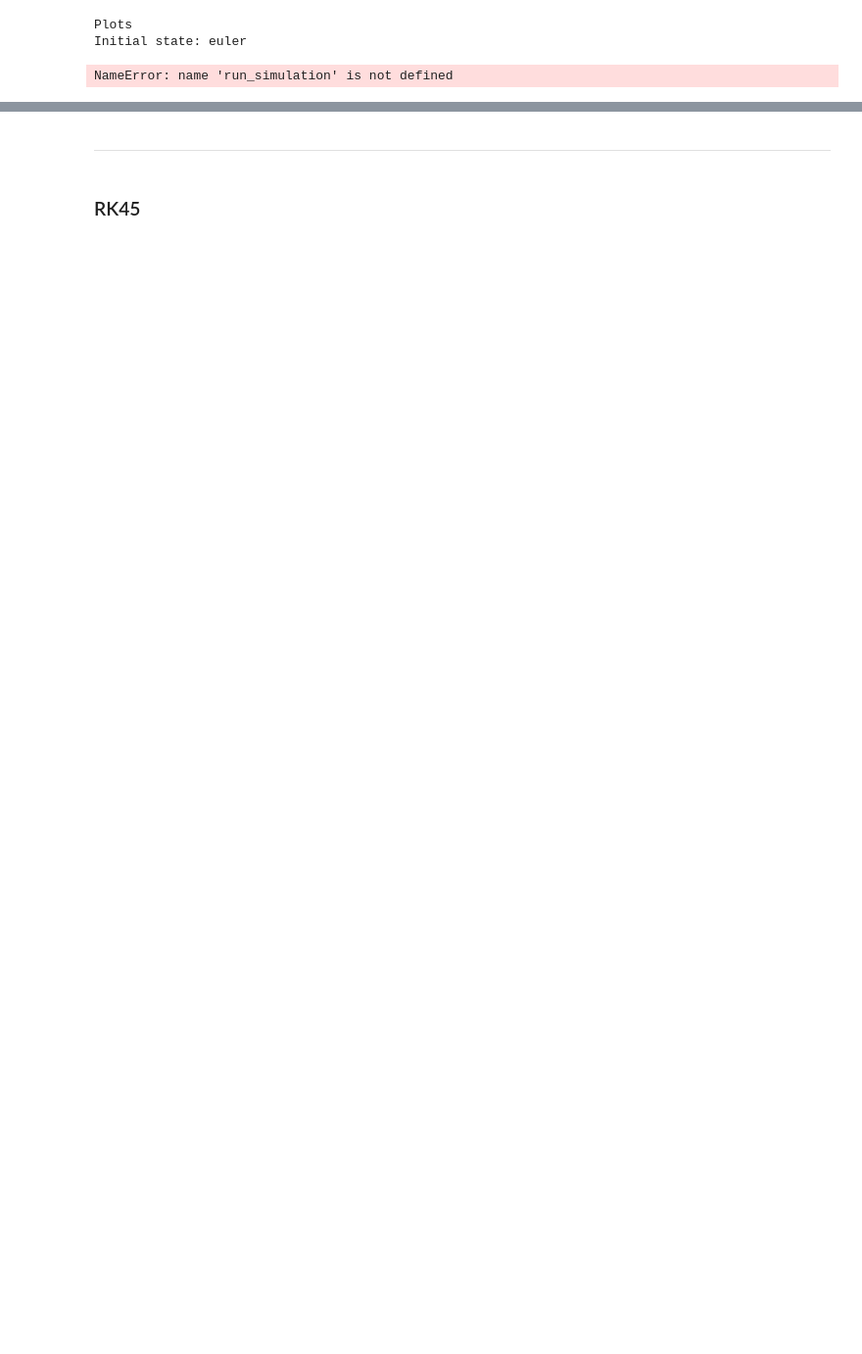
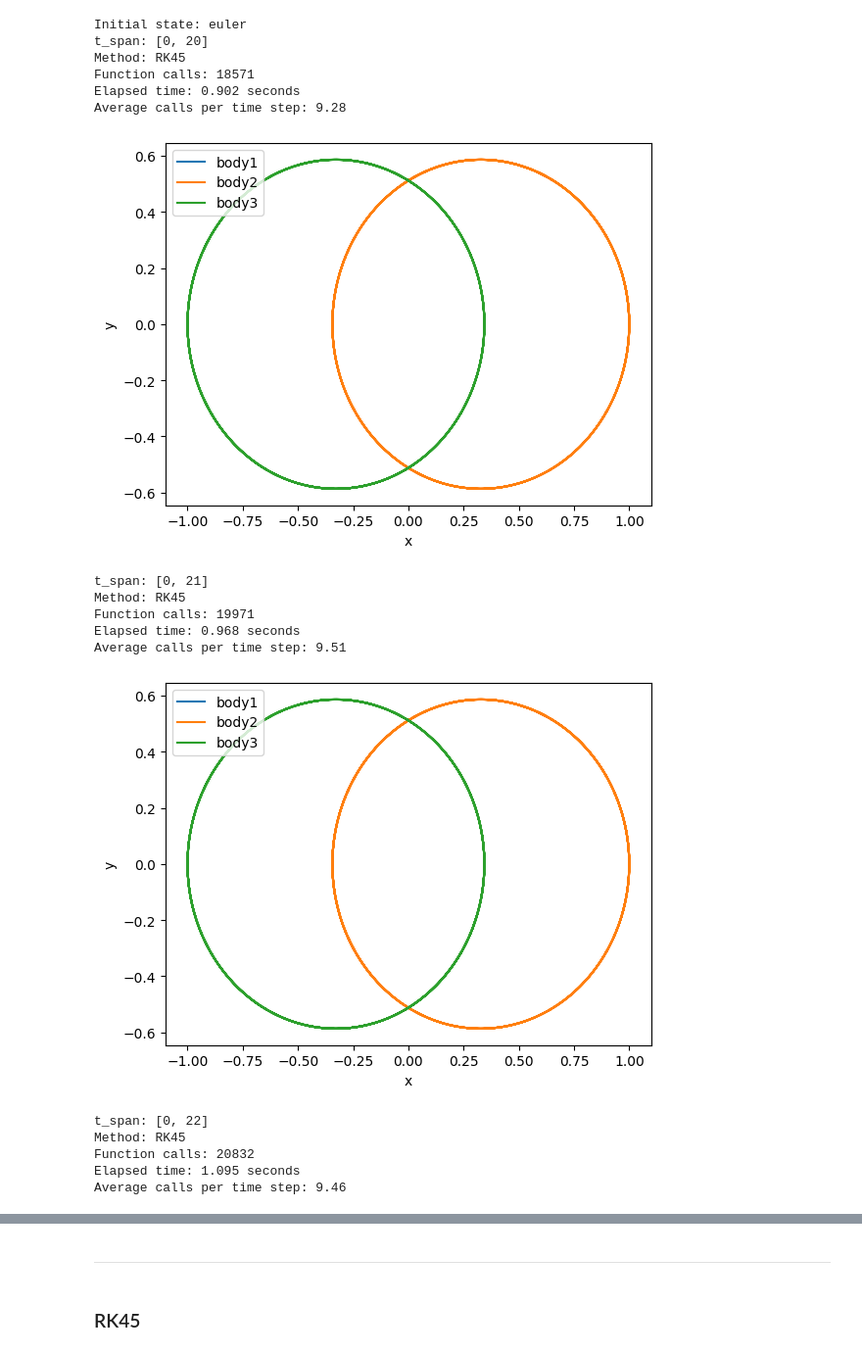
Before and after one commit to cake-dev/SimClass, a Jupyter notebook: ode/ode_limitations.ipynb, the cells around one changed output, grey strips where cells are left out. Shown at 98% size. Cells and saved outputs as stored; diff of their text form; code cells hidden in the pictures; blank space fills up the shorter version.

```diff
--- a/ode/ode_limitations.ipynb
+++ b/ode/ode_limitations.ipynb
@@ -380,26 +373,56 @@ def run_simulation(y0, t_span, p, method=RK4, dt=0.01):
 # %%
 # Compare all methods
 initial_states = {'euler': euler, 'montgomery': montgomery, 'lagrange': lagrange, 'skinny_pinapple': skinny_pinapple, 'hand_in_hand_oval': hand_in_hand_oval}
+# initial_states = {'euler': euler}
 p = p3
-t_span = [0, 1000]
+t_span = [0, 100]
 dt = 0.01
 
 # for y0 in initial_states:
 #     print(f"Initial state: {y0}")
 #     # make a small change in the initial states (+ or - 1%)
 #     # initial_states[y0] = initial_states[y0] * np.random.uniform(0.99, 1.01, initial_states[y0].shape)
 #     results = compare_methods(initial_states[y0], t_span, p, dt=dt)
 #     # plot_function_calls(results)
 
-print('Plots')
+# print('Plots')
 
-# loop through again and plot_3body for each initial state and method
+# # loop through again and plot_3body for each initial state and method
+# for y0 in initial_states:
+#     print(f"Initial state: {y0}")
+#     for method in [Euler, EulerCromer, EulerRichardson, RK4, RK45]:
+#         t_s, y, calls = run_simulation(initial_states[y0], t_span, p, method, dt=dt)
+#         plot_3body(y)
+
+# loop over different t_spans for each initial state
 for y0 in initial_states:
     print(f"Initial state: {y0}")
-    for method in [Euler, EulerCromer, EulerRichardson, RK4]:
-        t_s, y, calls = run_simulation(initial_states[y0], t_span, p, method, dt=dt)
+    for i in range(20, 31):
+        t_span = [0, i]
+        print(f"t_span: {t_span}")
+        t_s, y, calls = run_simulation(initial_states[y0], t_span, p, RK45, dt=dt)
         plot_3body(y)
+        # E = total_energy(y,p)
+        # plt.plot(E,'r')
+        # small = 1e-3
+        # plt.ylim(E.min()*(1-small),E.max()*(1+small))
+        # plt.show()
 # %% [output]
-Plots
 Initial state: euler
+t_span: [0, 20]
+Method: RK45
+Function calls: 18571
+Elapsed time: 0.902 seconds
+Average calls per time step: 9.28
+[figure, added]
-NameError: name 'run_simulation' is not defined
+t_span: [0, 21]
+Method: RK45
+Function calls: 19971
+Elapsed time: 0.968 seconds
+Average calls per time step: 9.51
+[figure, added]
+t_span: [0, 22]
+Method: RK45
+Function calls: 20832
+Elapsed time: 1.095 seconds
+Average calls per time step: 9.46
```
Also changed, not shown: parts of 5 cells of this notebook, 1 other file.
